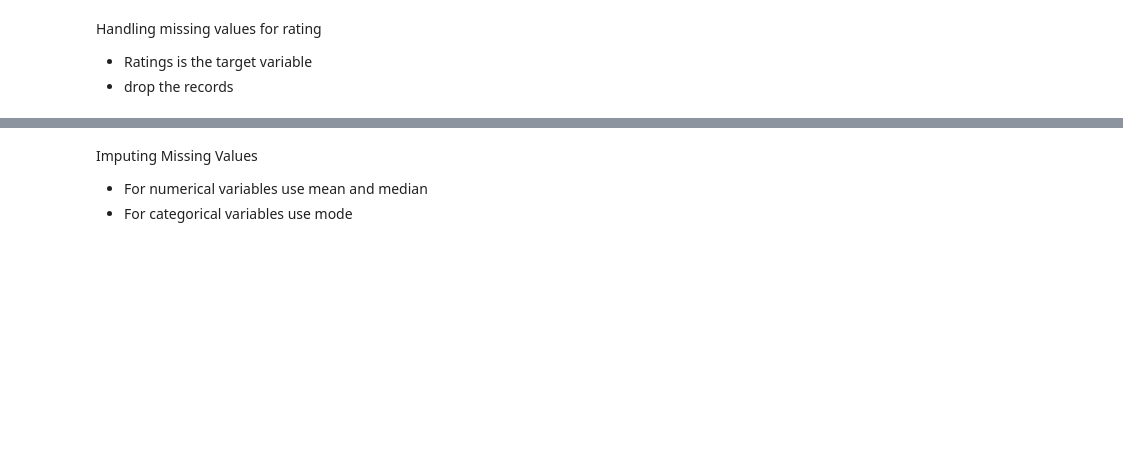
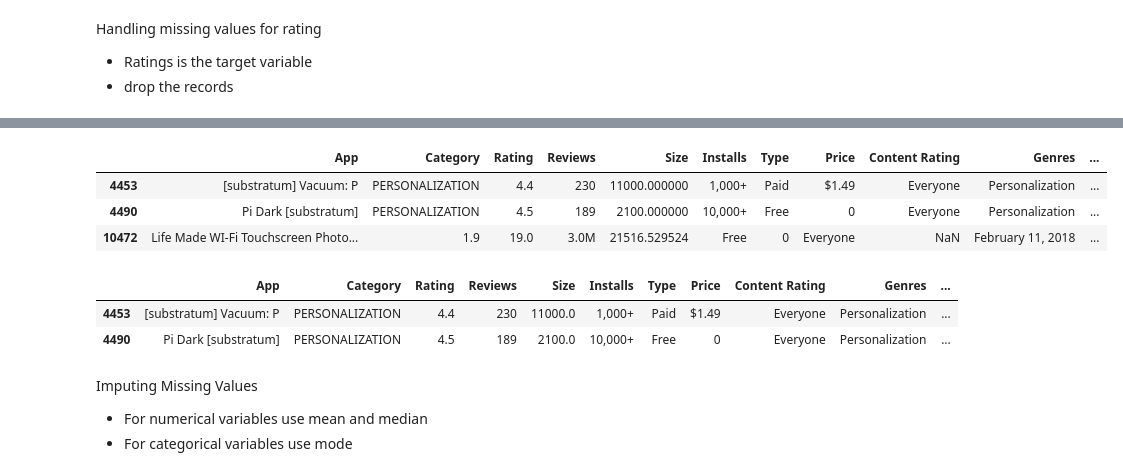
Before and after one commit to mrmankeshraj/PG_Diploma_in_Machine_Learning_and_AI, a Jupyter notebook: Case Study Notebook/Data Visualisation in Python - Case Study.ipynb, the cells around one changed output, grey strips where cells are left out. Cells and saved outputs as stored; diff of their text form; code cells hidden in the pictures; blank space fills up the shorter version.

```diff
--- a/Case Study Notebook/Data Visualisation in Python - Case Study.ipynb
+++ b/Case Study Notebook/Data Visualisation in Python - Case Study.ipynb
@@ -45,6 +97,7 @@ Handling missing values for rating
  - drop the records
 # %%
 #Drop the rows having null values in the Rating field
-
+df_1 = df[~df.Rating.isnull()]
 
 #Check the shape of the dataframe
+df_1.shape
@@ -56,9 +127,20 @@ Handling missing values for rating
 # %%
 #Inspect the nulls in the Android Version column
+df_1[df_1["Android Ver"].isnull()]
+# %% [output]
+|  | App | Category | Rating | Reviews | Size | Installs | Type | Price | Content Rating | Genres | ... |
+| 4453 | [substratum] Vacuum: P | PERSONALIZATION | 4.4 | 230 | 11000.000000 | 1,000+ | Paid | $1.49 | Everyone | Personalization | ... |
+| 4490 | Pi Dark [substratum] | PERSONALIZATION | 4.5 | 189 | 2100.000000 | 10,000+ | Free | 0 | Everyone | Personalization | ... |
+| 10472 | Life Made WI-Fi Touchscreen Photo... | 1.9 | 19.0 | 3.0M | 21516.529524 | Free | 0 | Everyone | NaN | February 11, 2018 | ... |
 # %%
 #Drop the row having shifted values
-
-#Check the nulls againin Android version column to cross-verify
+df_1 = df_1[~(df_1["Android Ver"].isnull() & (df.Category=="1.9"))]
+#Check the nulls again in Android version column to cross-verify
+df_1[df_1["Android Ver"].isnull()]
+# %% [output]
+|  | App | Category | Rating | Reviews | Size | Installs | Type | Price | Content Rating | Genres | ... |
+| 4453 | [substratum] Vacuum: P | PERSONALIZATION | 4.4 | 230 | 11000.0 | 1,000+ | Paid | $1.49 | Everyone | Personalization | ... |
+| 4490 | Pi Dark [substratum] | PERSONALIZATION | 4.5 | 189 | 2100.0 | 10,000+ | Free | 0 | Everyone | Personalization | ... |
 # %% [markdown]
 Imputing Missing Values
 
```
Also changed, not shown: parts of 11 cells of this notebook, 1 other file.
